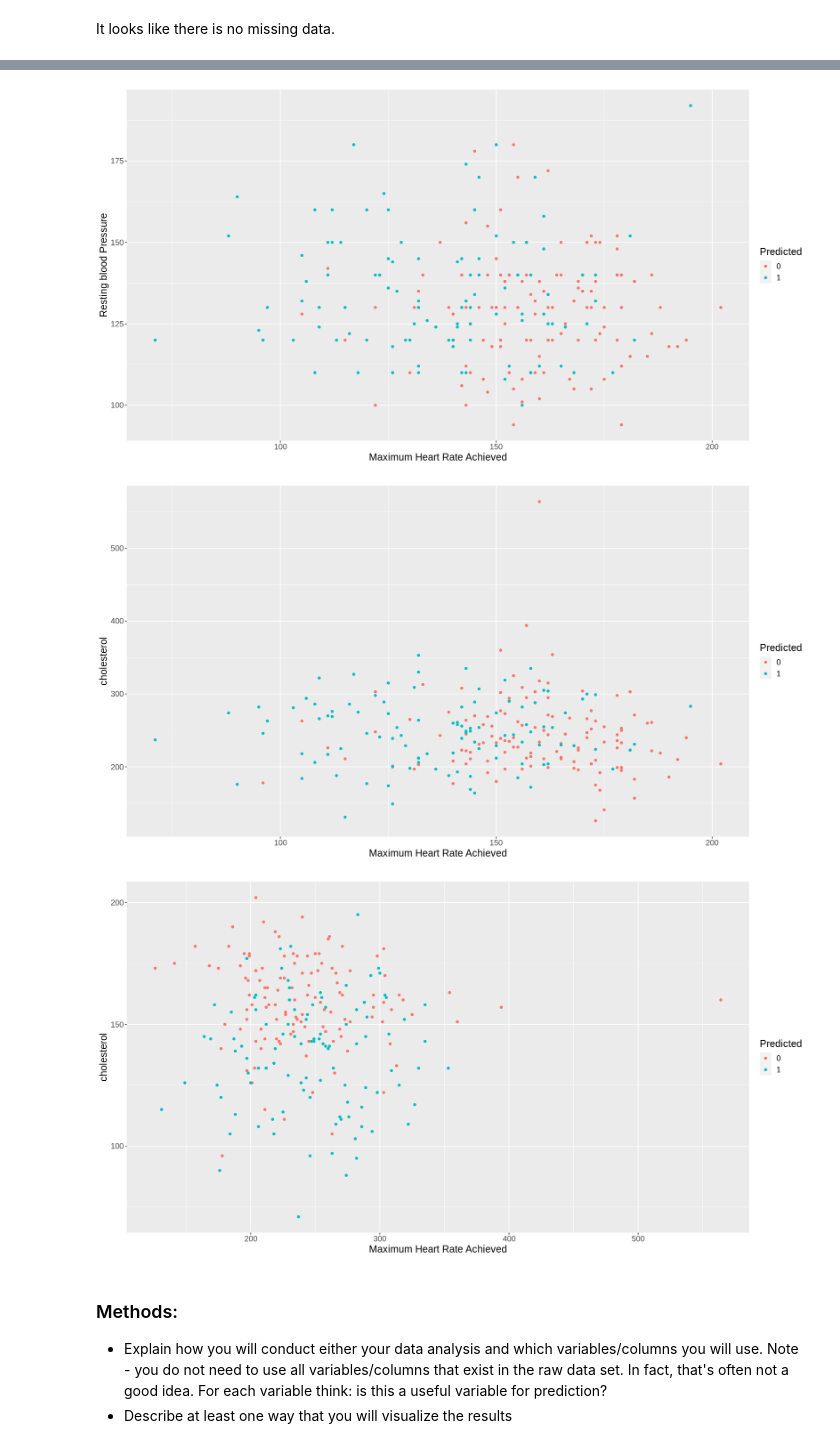
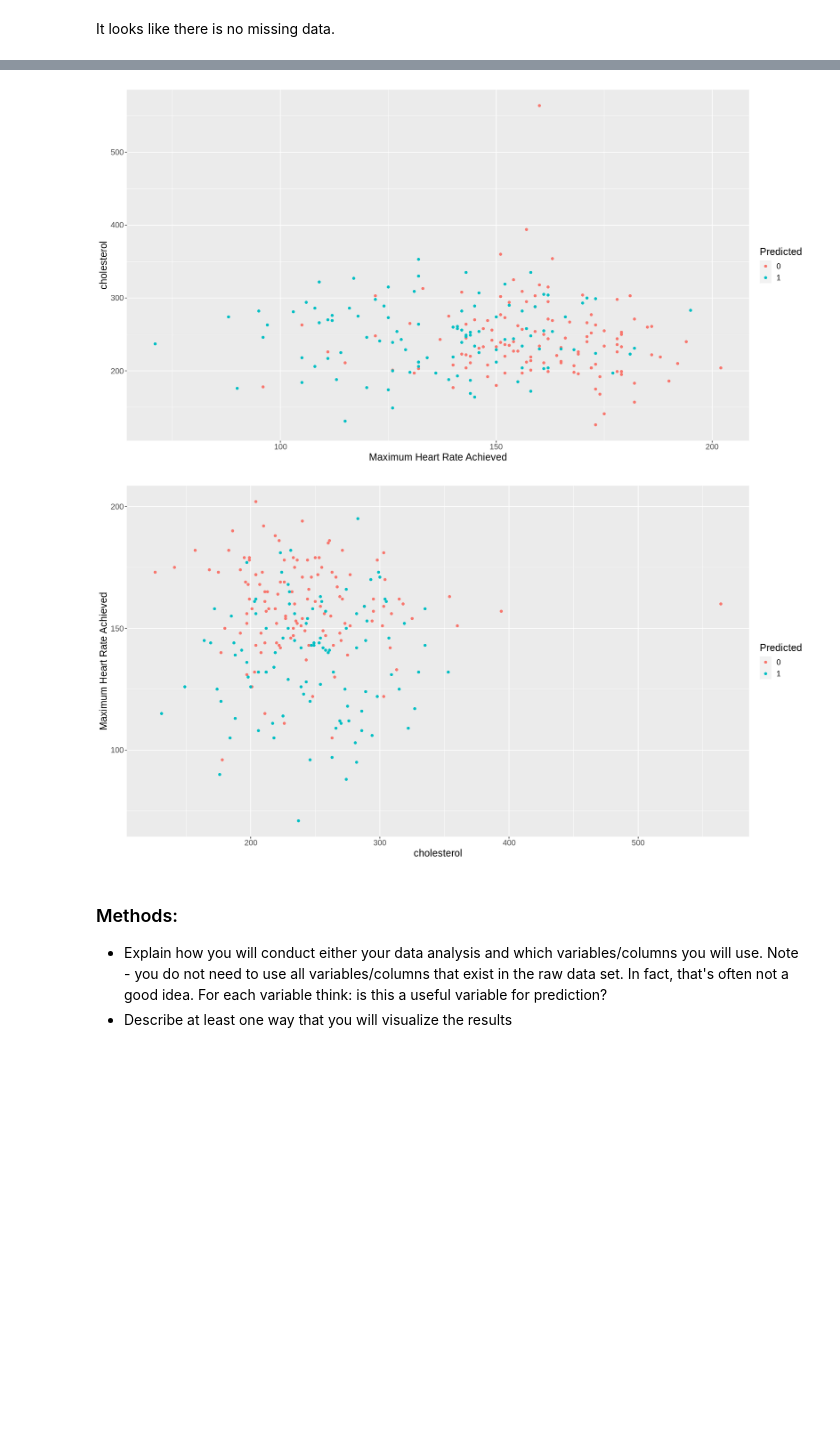
Before and after one commit to ggzggzggzggz/dsci-100-2022w1-group-083, a Jupyter notebook: group_project_proposal.ipynb, the cells around one changed output, grey strips where cells are left out. Saved outputs shown, nothing was run; the diff lists cells and outputs as text; code cells hidden in the pictures; blank space fills up the shorter version.

Commit message:
Removed histograms

```diff
--- a/group_project_proposal.ipynb
+++ b/group_project_proposal.ipynb
@@ -136,18 +101,11 @@ options(repr.plot.width = 15, repr.plot.height = 8)
 bp_plot <- data_train |>
 ggplot(aes(x = age, y = trestbps, colour = num_the_predicted_attribute)) +
 geom_point() +
-labs(x = "AGE", y = "BP", colour = "Predicted") +
+labs(x = "Age", y = "Resting blood Pressure", colour = "Predicted") +
 theme(text=element_text(size=20))
 
 bp_plot
 
-bp_aplot <- data_train |>
-ggplot(aes(x = age, y = trestbps, colour = num_the_predicted_attribute)) +
-geom_point() +
-labs(x = "age", y = "rsp", colour = "Predicted") +
-theme(text=element_text(size=20))
-
-bp_aplot
 
 bp_hplot <- data_train |>
 ggplot(aes(x = thalach, y = trestbps, colour = num_the_predicted_attribute)) +
@@ -168,7 +126,7 @@ ch_hplot
 ch_aplot <- data_train |>
 ggplot(aes(x = chol, y = thalach, colour = num_the_predicted_attribute)) +
 geom_point() +
-labs(x = "Maximum Heart Rate Achieved", y = "cholesterol", colour = "Predicted") +
+labs(y = "Maximum Heart Rate Achieved", x = "cholesterol", colour = "Predicted") +
 theme(text=element_text(size=15))
 
 ch_aplot
@@ -178,6 +136,5 @@ ch_aplot
-[figure, old version]
+[figure, new version]
-[figure, old version]
+[figure, new version]
-[figure, removed]
 # %% [markdown]
 ### Methods:
 - Explain how you will conduct either your data analysis and which variables/columns you will use. Note - you do not need to use all variables/columns that exist in the raw data set. In fact, that's often not a good idea. For each variable think: is this a useful variable for prediction?
```
Also changed, not shown: parts of 2 cells of this notebook.
